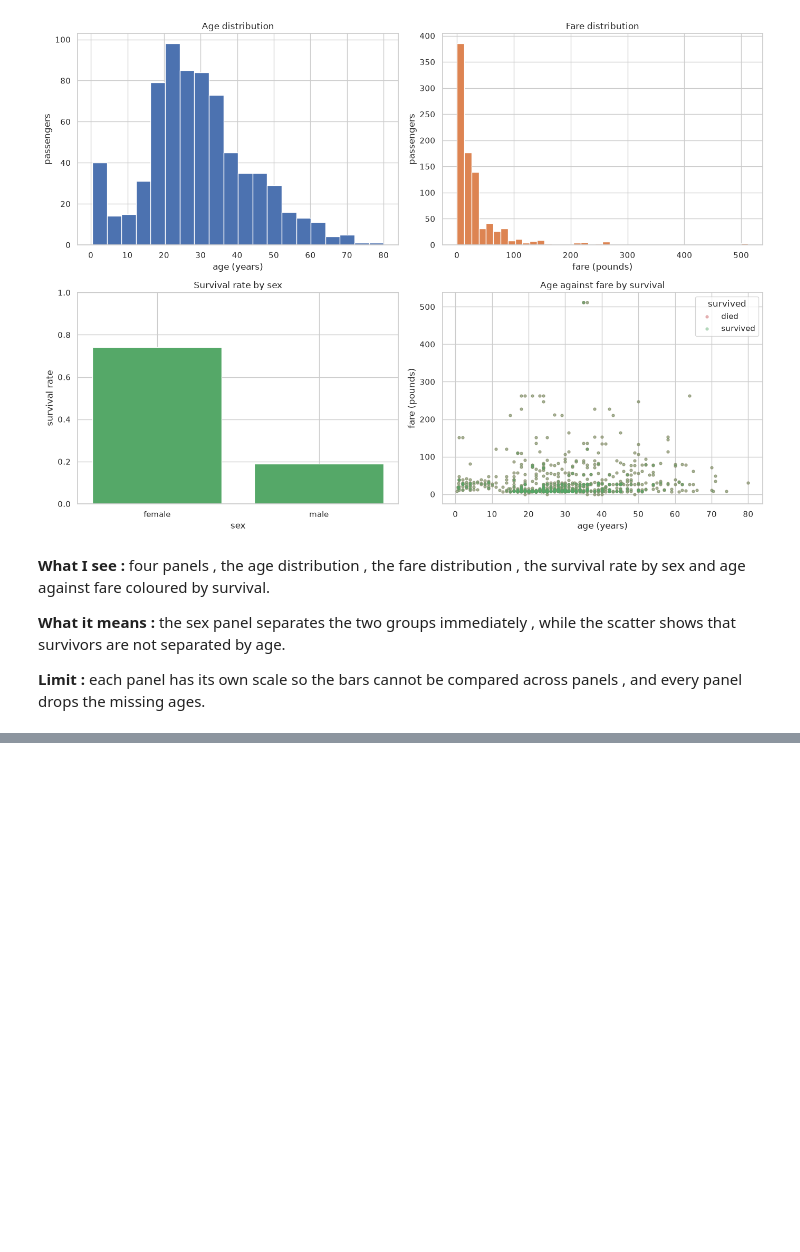
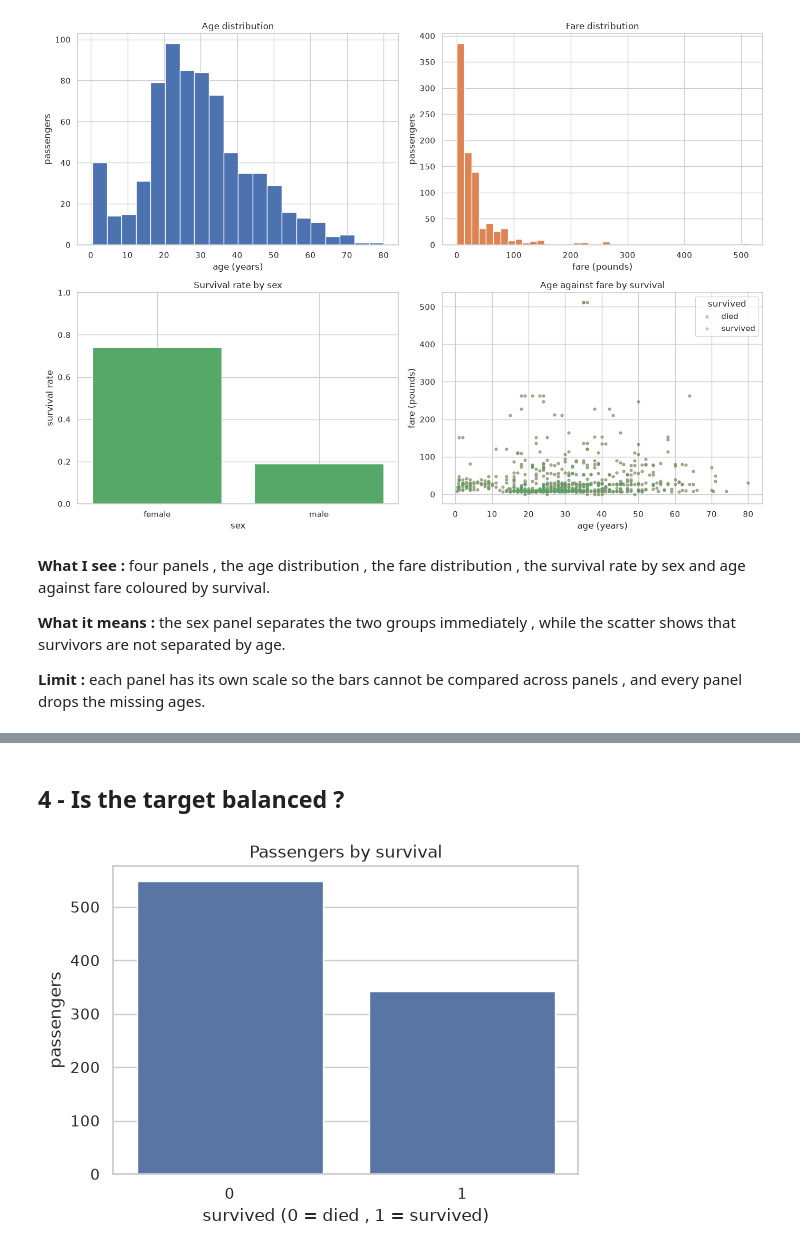
Before and after one commit to selomrani/ML-DL-Revision, a Jupyter notebook: data_challenges/03_visualisation/03_visualisation_challenge.ipynb, the cells around one changed output, grey strips where cells are left out. Drawn from its saved outputs; the diff is of its cells as text; code cells hidden in the pictures; blank space fills up the shorter version.

```diff
--- a/data_challenges/03_visualisation/03_visualisation_challenge.ipynb
+++ b/data_challenges/03_visualisation/03_visualisation_challenge.ipynb
@@ -120,0 +176,13 @@ plt.show()
+# %% [markdown]
+##  4 - Is the target balanced ?
+# %%
+fig, ax = plt.subplots(figsize=(6, 4))
+sns.countplot(data=dataset, x='survived', ax=ax)
+ax.set_title('Passengers by survival')
+ax.set_xlabel('survived (0 = died , 1 = survived)')
+ax.set_ylabel('passengers')
+plt.show()
+
+# note to self : the bars are raw counts , i add the labels so nobody has to guess the numbers
+# %% [output]
+[figure, added]
```
Also changed, not shown: parts of 35 cells of this notebook.
